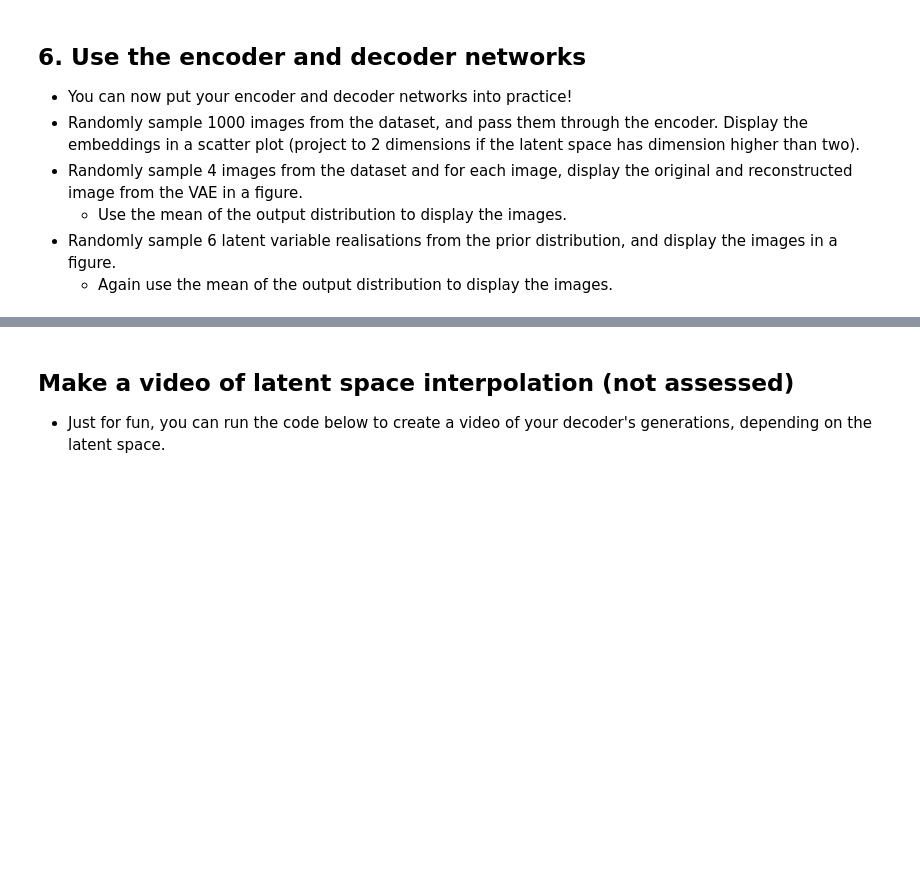
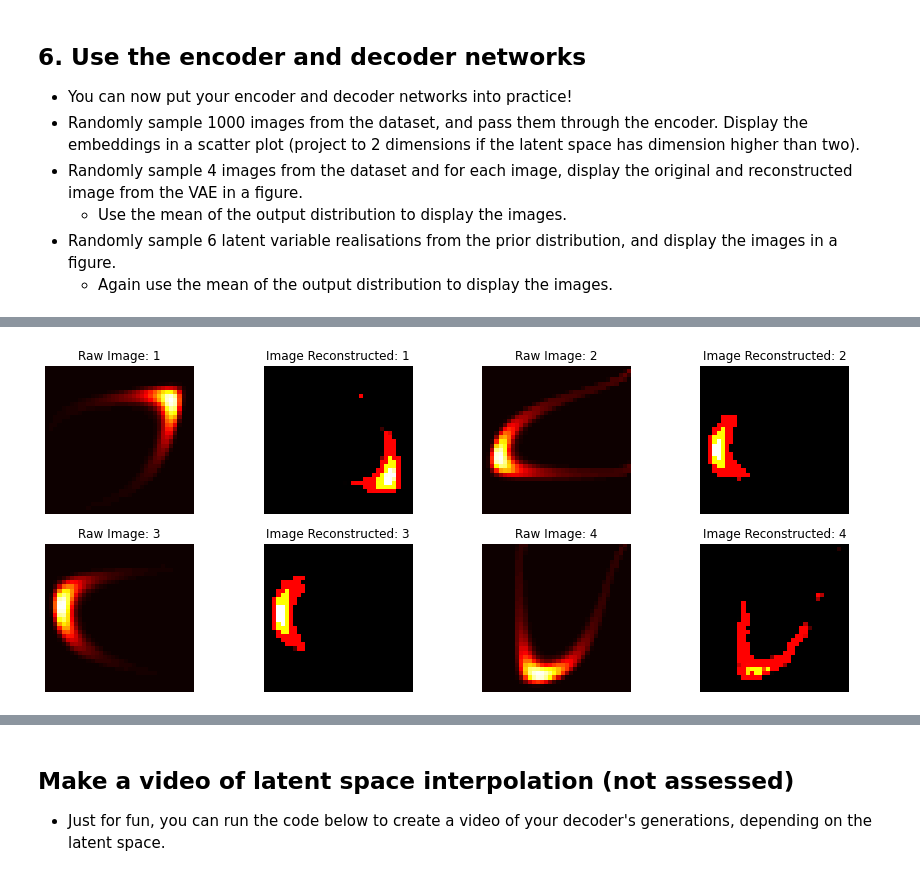
Before and after one commit to PhiDung-hub/TF_Probabilty, a Jupyter notebook: Capstone_Project.ipynb, the cells around one changed output, grey strips where cells are left out. Saved outputs shown, nothing was run; the diff lists cells and outputs as text; code cells hidden in the pictures; blank space fills up the shorter version.

```diff
--- a/Capstone_Project.ipynb
+++ b/Capstone_Project.ipynb
@@ -442,4 +401,4 @@ def get_decoder(latent_dim, image_dim):
 # %%
-dec_model = get_decoder(latent_dim, image_dims)
-dec_model.summary()
+decoder = get_decoder(latent_dim, image_dims)
+decoder.summary()
 # %% [output]
@@ -466,19 +425,16 @@ _________________________________________________________________
 * Compile the VAE with the negative log likelihood loss and train with the `fit` method, using the training and validation Datasets.
 * Plot the learning curves for loss vs epoch for both training and validation sets.
 # %%
-# Reconstruction Loss
-
-NLL = lambda real, estimated: -tf.reduce_mean(estimated.log_prob(real))
-
 # Variational Autoencoder
 
 def get_vae(encoder, decoder):
-    vae = models.Model(inputs = encoder.inputs,
-                      outputs= decoder(encoder.outputs))
+    vae = models.Model(inputs=encoder.inputs,
+                       outputs=decoder(encoder.outputs))
 
-    vae.compile(optimizer="adam", loss=NLL)
+    vae.compile(optimizer=tf.keras.optimizers.Adam(learning_rate=0.0005),
+                loss=lambda real, estimated: -tf.reduce_mean(estimated.log_prob(real)))
 
     return vae
 # %%
-vae_model = get_vae(enc_model, dec_model)
+vae_model = get_vae(encoder, decoder)
 vae_model.summary()
@@ -485,13 +459,13 @@ vae_model.summary()
 # %%
 # Model Training
 
-es_callback = callbacks.EarlyStopping(monitor="val_loss",
-                                      min_delta=0.1,
-                                      patience=8,
-                                      restore_best_weights=True)
+es_callback = callbacks.EarlyStopping(
+    monitor="val_loss", min_delta=0.1,
+    patience=5, restore_best_weights=True
+)
 
 
 history = vae_model.fit(train_data,
                         validation_data=test_data,
-                        epochs=500,
+                        epochs=200,
                         callbacks=[es_callback])
@@ -531,22 +527,24 @@ plt.show()
 # %%
 # Images an Reocnstructed Image Pairs
 
-N = 6
+N = 4
 idx = np.random.choice(np.arange(images.shape[0]), N)
 rec_images = vae_model(images[idx]).mean().numpy()
 
 plt.figure(figsize=(15, 6))
 for i in range(N):
-    plt.subplot(2, 6, 2*i+1)
+    plt.subplot(2, 4, 2*i+1)
     plt.imshow(images[idx[i]])
     plt.title("Raw Image: {}".format(i+1))
     plt.axis("off")
 
-    plt.subplot(2, 6, 2*i+2)
+    plt.subplot(2, 4, 2*i+2)
     plt.imshow(rec_images[i])
     plt.title("Image Reconstructed: {}".format(i+1))
     plt.axis("off")
 plt.show()
+# %% [output]
+[figure, added]
 # %%
 # Random Latent Space Embedding Visualization
 
```
Also changed, not shown: parts of 13 cells of this notebook.
